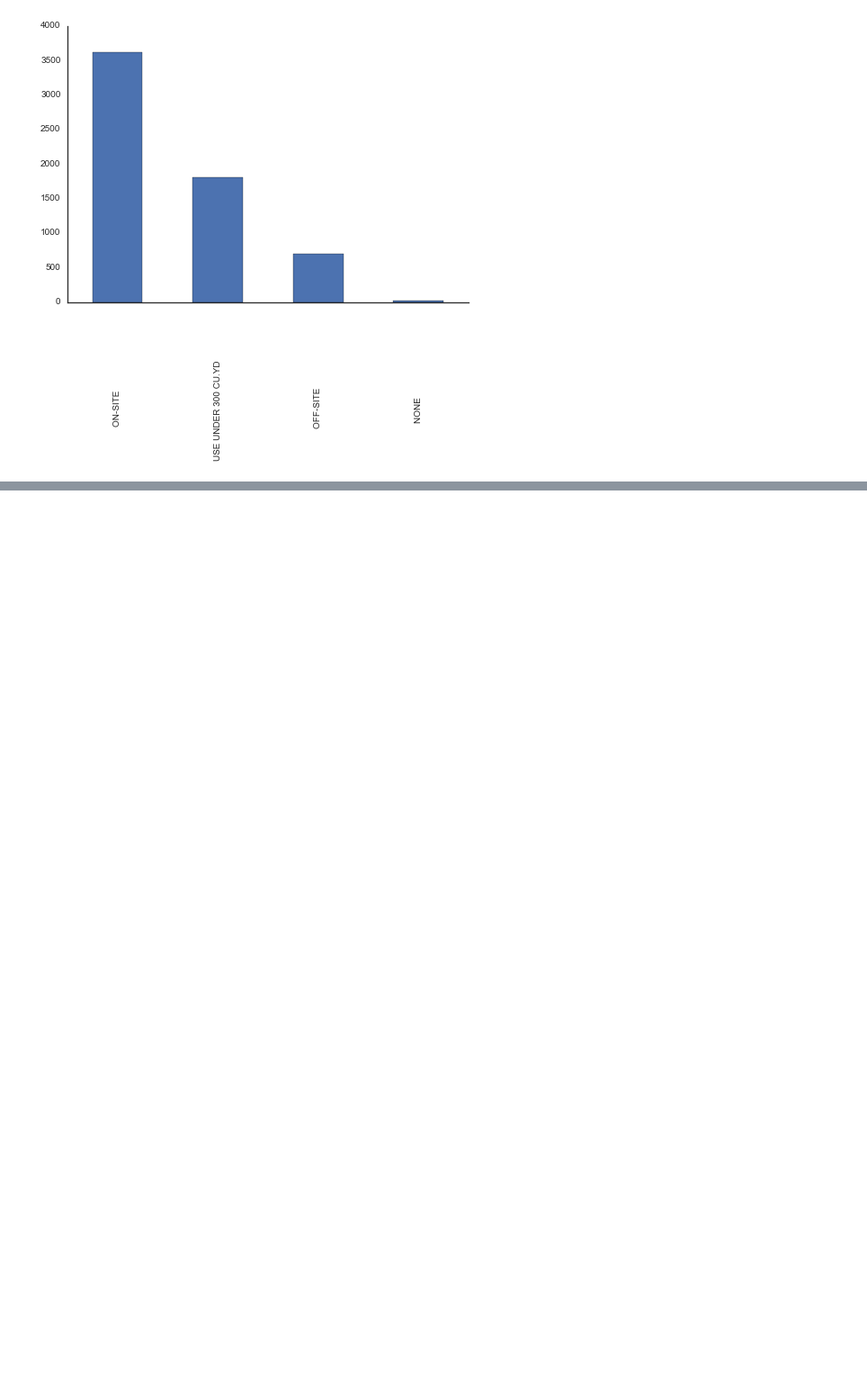
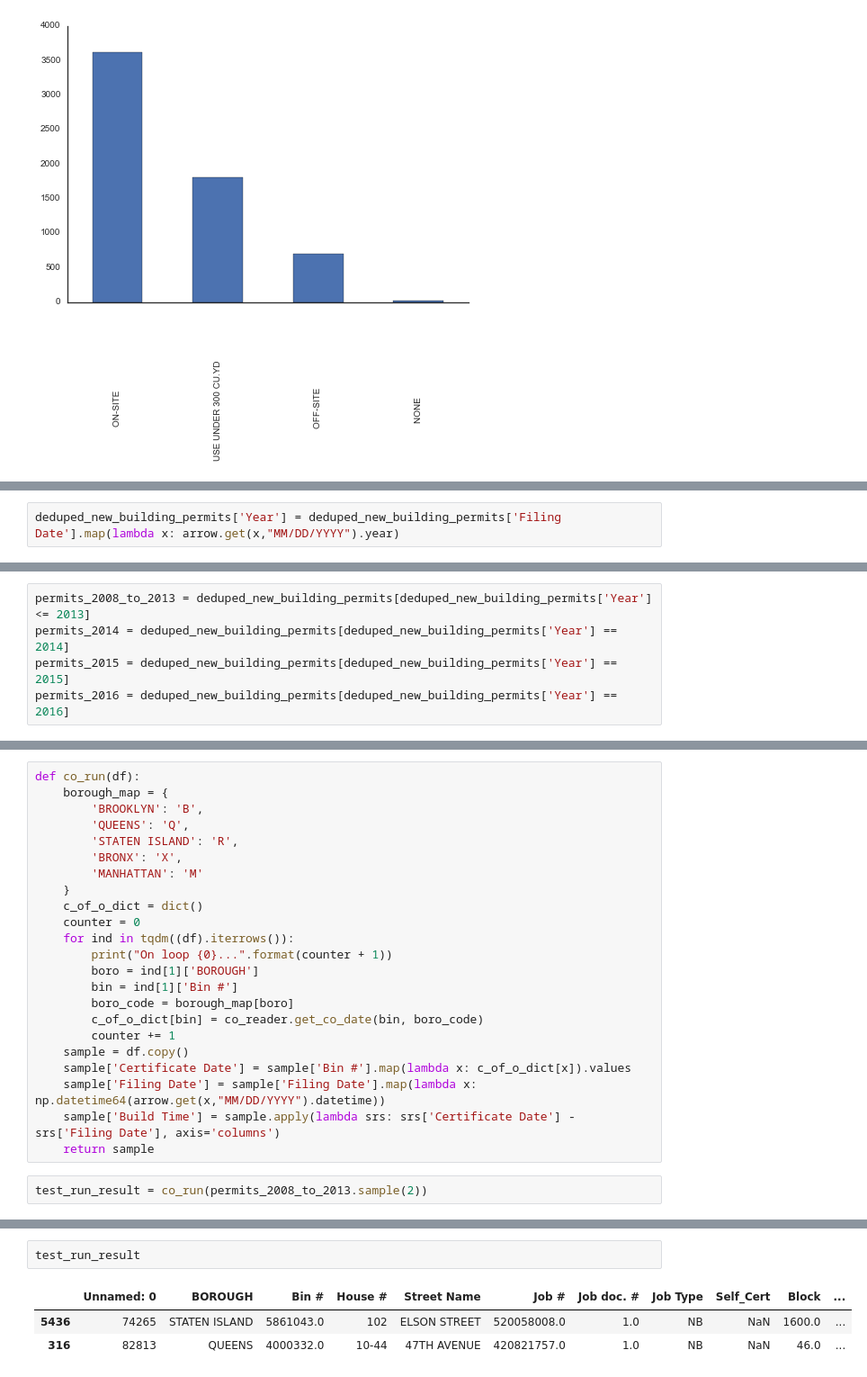
Before and after one commit to techelo/nyc-construction-timeline, a Jupyter notebook: Permit-to-Occupancy Processing.ipynb, the cells around one changed output, grey strips where cells are left out. Shown at 90% size. Saved outputs shown, nothing was run; the diff lists cells and outputs as text; blank space fills up the shorter version.

```diff
--- a/Permit Issuance.ipynb
+++ b/Permit-to-Occupancy Processing.ipynb
@@ -475,0 +481,2 @@ sample.to_csv("august_2013_sample.csv")
+# %%
+deduped_new_building_permits['Year'] = deduped_new_building_permits['Filing Date'].map(lambda x: arrow.get(x,"MM/DD/YYYY").year)
@@ -475,0 +492,5 @@ sample.to_csv("august_2013_sample.csv")
+# %%
+permits_2008_to_2013 = deduped_new_building_permits[deduped_new_building_permits['Year'] <= 2013]
+permits_2014 = deduped_new_building_permits[deduped_new_building_permits['Year'] == 2014]
+permits_2015 = deduped_new_building_permits[deduped_new_building_permits['Year'] == 2015]
+permits_2016 = deduped_new_building_permits[deduped_new_building_permits['Year'] == 2016]
@@ -475,0 +507,25 @@ sample.to_csv("august_2013_sample.csv")
+# %%
+def co_run(df):
+    borough_map = {
+        'BROOKLYN': 'B',
+        'QUEENS': 'Q',
+        'STATEN ISLAND': 'R',
+        'BRONX': 'X',
+        'MANHATTAN': 'M'
+    }
+    c_of_o_dict = dict()
+    counter = 0
+    for ind in tqdm((df).iterrows()):
+        print("On loop {0}...".format(counter + 1))
+        boro = ind[1]['BOROUGH']
+        bin = ind[1]['Bin #']
+        boro_code = borough_map[boro]
+        c_of_o_dict[bin] = co_reader.get_co_date(bin, boro_code)
+        counter += 1
+    sample = df.copy()
+    sample['Certificate Date'] = sample['Bin #'].map(lambda x: c_of_o_dict[x]).values
+    sample['Filing Date'] = sample['Filing Date'].map(lambda x: np.datetime64(arrow.get(x,"MM/DD/YYYY").datetime))
+    sample['Build Time'] = sample.apply(lambda srs: srs['Certificate Date'] - srs['Filing Date'], axis='columns')
+    return sample
+# %%
+test_run_result = co_run(permits_2008_to_2013.sample(2))
@@ -475,0 +554,6 @@ sample.to_csv("august_2013_sample.csv")
+# %%
+test_run_result
+# %% [output]
+|  | Unnamed: 0 | BOROUGH | Bin # | House # | Street Name | Job # | Job doc. # | Job Type | Self_Cert | Block | ... |
+| 5436 | 74265 | STATEN ISLAND | 5861043.0 | 102 | ELSON STREET | 520058008.0 | 1.0 | NB | NaN | 1600.0 | ... |
+| 316 | 82813 | QUEENS | 4000332.0 | 10-44 | 47TH AVENUE | 420821757.0 | 1.0 | NB | NaN | 46.0 | ... |
```
Also changed, not shown: parts of 29 cells of this notebook, 4 other files.
